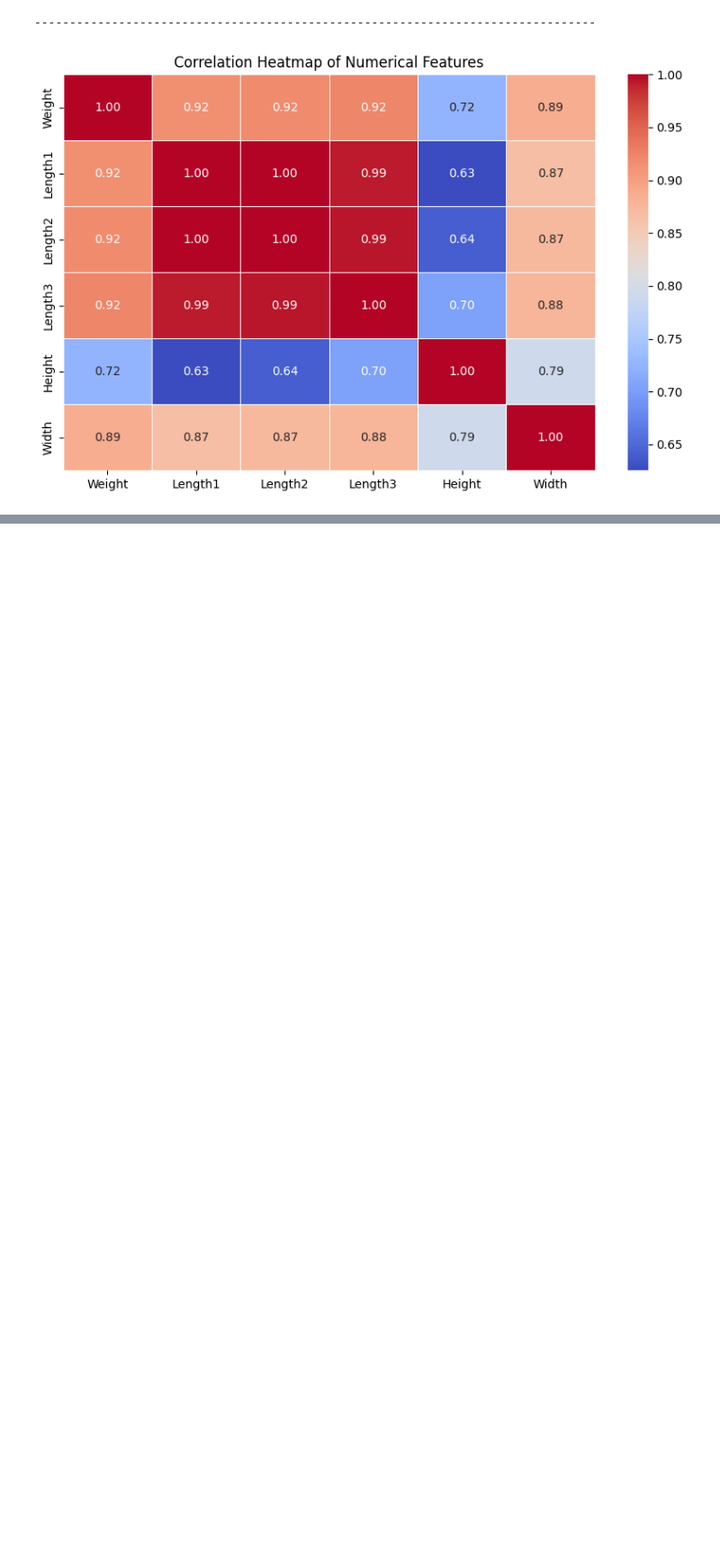
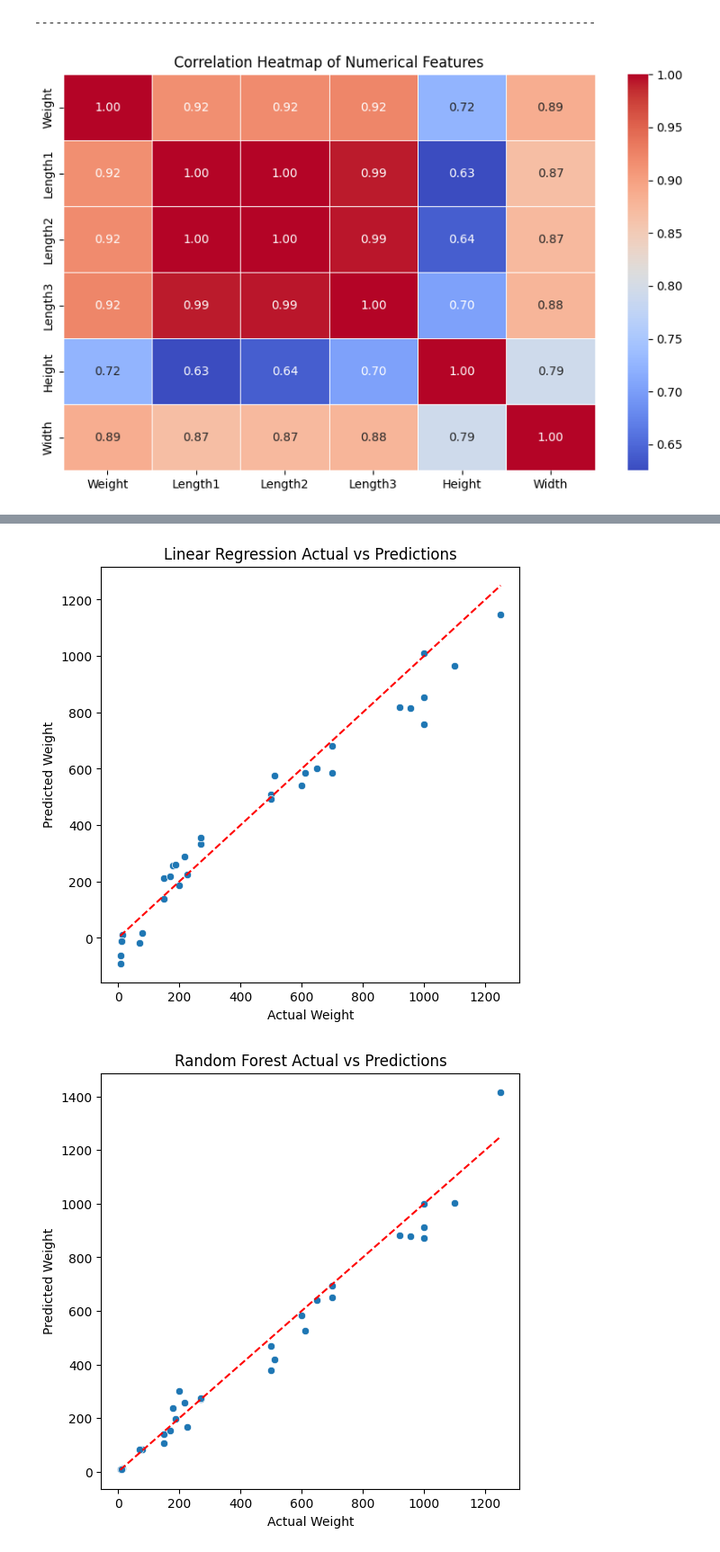
Before and after one commit to corrielynnyuill-debug/Assignment8-CLY, a Jupyter notebook: Assignment8_CorrieLynnYuill.ipynb, the cells around one changed output, grey strips where cells are left out. Shown at 90% size. Drawn from its saved outputs; the diff is of its cells as text; code cells hidden in the pictures; blank space fills up the shorter version.

```diff
--- a/Assignment8_CorrieLynnYuill.ipynb
+++ b/Assignment8_CorrieLynnYuill.ipynb
@@ -75,0 +136,56 @@ max    1650.000000   59.000000   63.400000   68.000000   18.957000    8.142000
+# %%
+# Visualize results
+
+# Define Function to plot Actual vs Predictions
+def plot_predictions(model_name, pipe):
+  preds = pipe.predict(X_test)
+  plt.figure(figsize=(6,6))
+  sns.scatterplot(x=y_test, y=preds)
+  plt.plot([y_test.min(), y_test.max()], [y_test.min(), y_test.max()], 'r--')
+  plt.xlabel('Actual Weight')
+  plt.ylabel('Predicted Weight')
+  plt.title(f'{model_name} Actual vs Predictions')
+  plt.show()
+
+
+# Refit pipelines for plotting
+lin_pipe = Pipeline([('preprocess', preprocess), ('model', LinearRegression())])
+rf_pipe = Pipeline([('preprocess', preprocess), ('model', RandomForestRegressor(n_estimators=200, random_state=42))])
+
+lin_pipe.fit(X_train, y_train)
+rf_pipe.fit(X_train, y_train)
+
+plot_predictions('Linear Regression', lin_pipe)
+plot_predictions('Random Forest', rf_pipe)
+
+# Define function to plot residuals
+def plot_residuals(model_name, pipe):
+  preds = pipe.predict(X_test)
+  residuals = y_test - preds
+  plt.figure(figsize=(6,6))
+  sns.scatterplot(x=preds, y=residuals)
+  plt.axhline(y=0, color='r', linestyle='--')
+  plt.xlabel('Predicted Weight')
+  plt.ylabel('Residuals')
+  plt.title(f'{model_name} Residual Plot')
+  plt.show()
+
+plot_residuals('Linear Regression', lin_pipe)
+plot_residuals('Random Forest', rf_pipe)
+
+# Plot Feature Importance from Random Forest
+rf_model = rf_pipe.named_steps['model']
+ohe = rf_pipe.named_steps['preprocess'].named_transformers_['cat']
+encoded_species = ohe.get_feature_names_out(cat_cols)
+feature_names = list(encoded_species) + num_cols
+
+importances = rf_model.feature_importances_
+
+plt.figure(figsize=(8,5))
+sns.barplot(x=feature_names, y=importances)
+plt.xticks(rotation=90)
+plt.title('Random Forest Feature Importance')
+plt.show()
+# %% [output]
+[figure, added]
+[figure, added]
```
Also changed, not shown: parts of 2 cells of this notebook.
